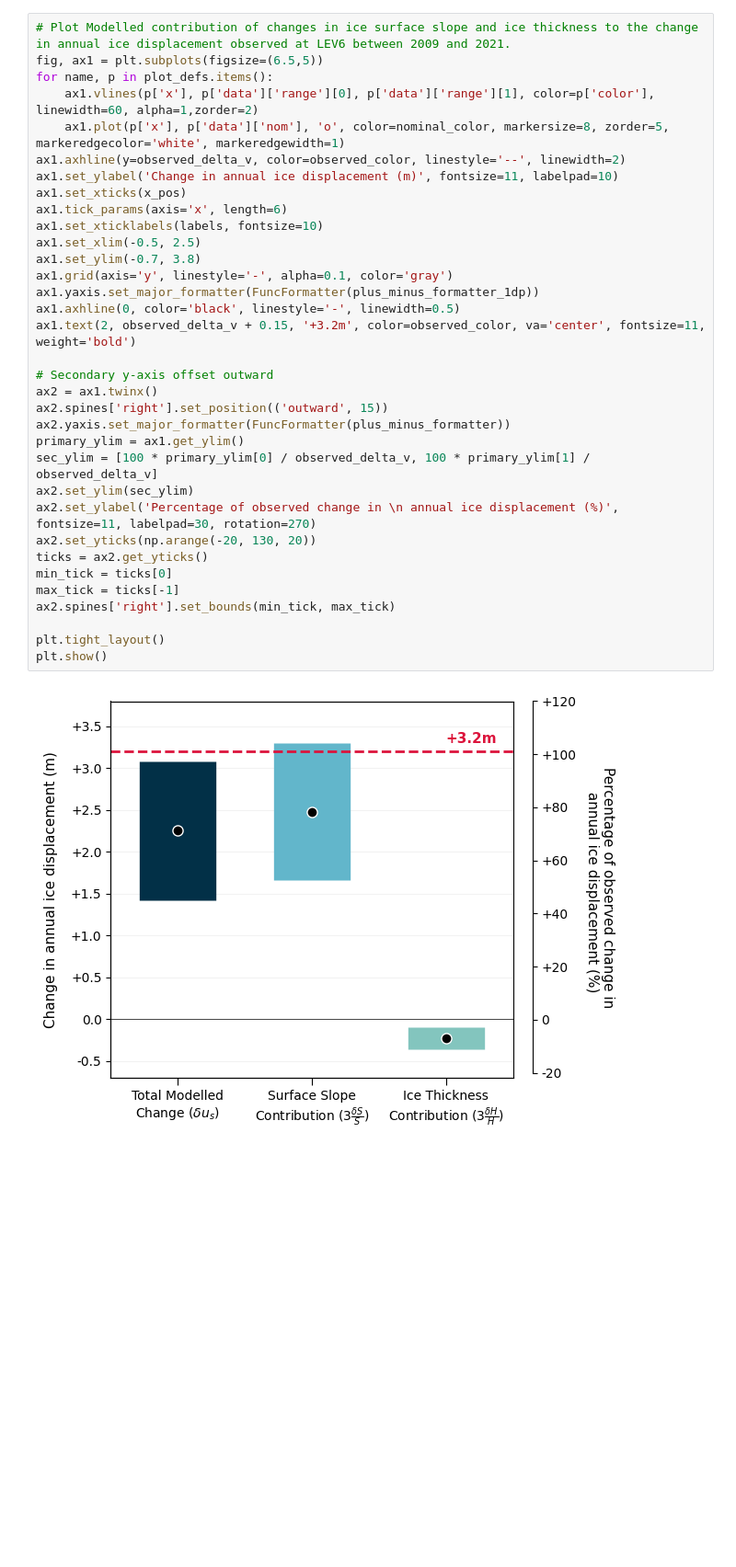
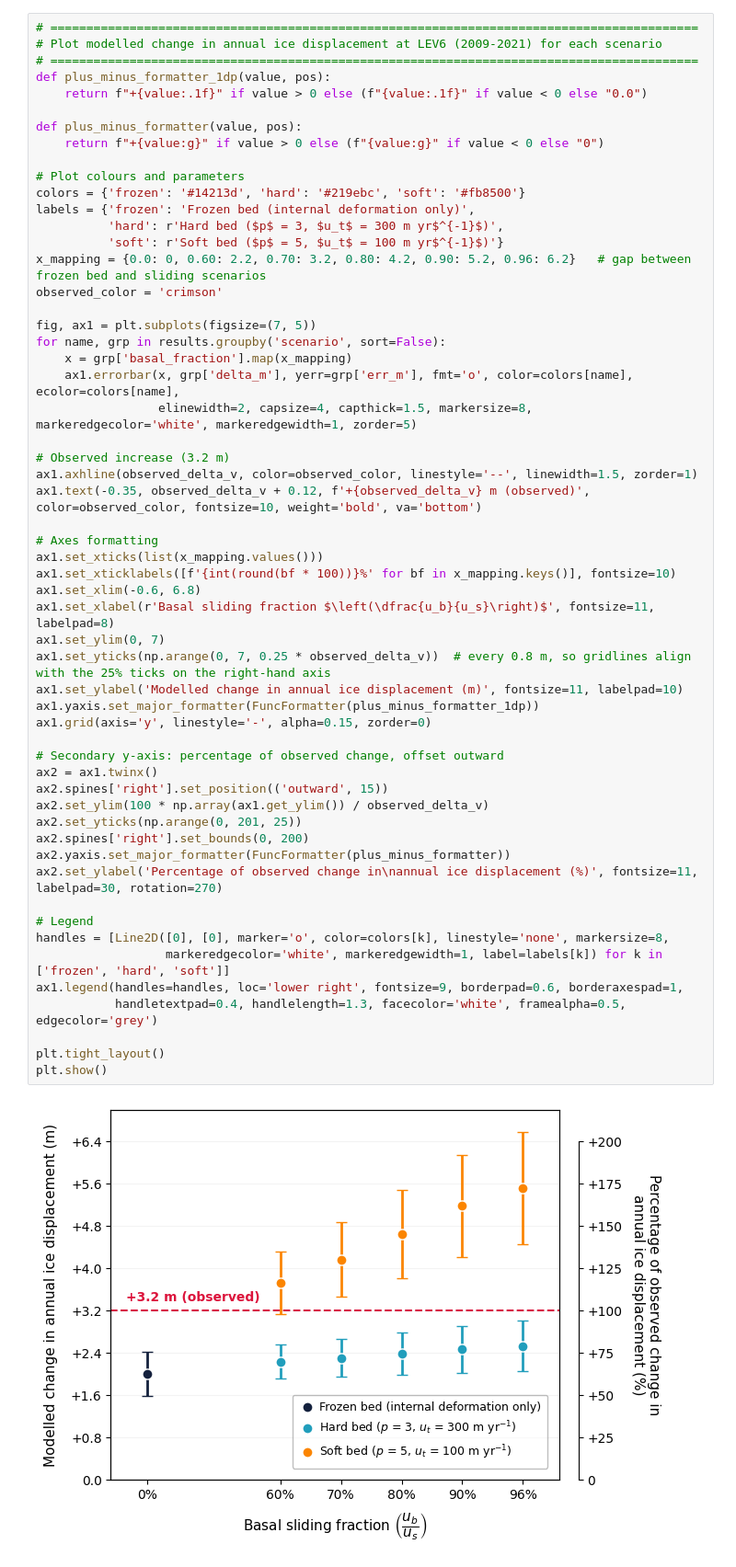
Before and after one commit to hannahpicton/multi_decadal_acceleration, a Jupyter notebook: code/figure_4.ipynb, the cells around one changed output. Shown at 92% size. Cells and saved outputs as stored; diff of their text form; blank space fills up the shorter version.

Commit message:
Update Figure 4 with sensitivity plot for regularised-Coulomb sliding law (frozen, hard- and soft-bed scenarios; ±0.25 m elevation uncertainty)

```diff
--- a/code/figure_4.ipynb
+++ b/code/figure_4.ipynb
@@ -119,36 +111,58 @@ plot_defs = {
 # %%
-# Plot Modelled contribution of changes in ice surface slope and ice thickness to the change in annual ice displacement observed at LEV6 between 2009 and 2021.
-fig, ax1 = plt.subplots(figsize=(6.5,5))
-for name, p in plot_defs.items():
-    ax1.vlines(p['x'], p['data']['range'][0], p['data']['range'][1], color=p['color'], linewidth=60, alpha=1,zorder=2)
-    ax1.plot(p['x'], p['data']['nom'], 'o', color=nominal_color, markersize=8, zorder=5, markeredgecolor='white', markeredgewidth=1)
-ax1.axhline(y=observed_delta_v, color=observed_color, linestyle='--', linewidth=2)
-ax1.set_ylabel('Change in annual ice displacement (m)', fontsize=11, labelpad=10)
-ax1.set_xticks(x_pos)
-ax1.tick_params(axis='x', length=6)
-ax1.set_xticklabels(labels, fontsize=10)
-ax1.set_xlim(-0.5, 2.5)
-ax1.set_ylim(-0.7, 3.8)
-ax1.grid(axis='y', linestyle='-', alpha=0.1, color='gray')
+# ==========================================================================================
+# Plot modelled change in annual ice displacement at LEV6 (2009-2021) for each scenario
+# ==========================================================================================
+def plus_minus_formatter_1dp(value, pos):
+    return f"+{value:.1f}" if value > 0 else (f"{value:.1f}" if value < 0 else "0.0")
+
+def plus_minus_formatter(value, pos):
+    return f"+{value:g}" if value > 0 else (f"{value:g}" if value < 0 else "0")
+
+# Plot colours and parameters
+colors = {'frozen': '#14213d', 'hard': '#219ebc', 'soft': '#fb8500'}
+labels = {'frozen': 'Frozen bed (internal deformation only)',
+          'hard': r'Hard bed ($p$ = 3, $u_t$ = 300 m yr$^{-1}$)',
+          'soft': r'Soft bed ($p$ = 5, $u_t$ = 100 m yr$^{-1}$)'}
+x_mapping = {0.0: 0, 0.60: 2.2, 0.70: 3.2, 0.80: 4.2, 0.90: 5.2, 0.96: 6.2}   # gap between frozen bed and sliding scenarios
+observed_color = 'crimson'
+
+fig, ax1 = plt.subplots(figsize=(7, 5))
+for name, grp in results.groupby('scenario', sort=False):
+    x = grp['basal_fraction'].map(x_mapping)
+    ax1.errorbar(x, grp['delta_m'], yerr=grp['err_m'], fmt='o', color=colors[name], ecolor=colors[name],
+                 elinewidth=2, capsize=4, capthick=1.5, markersize=8, markeredgecolor='white', markeredgewidth=1, zorder=5)
+
+# Observed increase (3.2 m)
+ax1.axhline(observed_delta_v, color=observed_color, linestyle='--', linewidth=1.5, zorder=1)
+ax1.text(-0.35, observed_delta_v + 0.12, f'+{observed_delta_v} m (observed)', color=observed_color, fontsize=10, weight='bold', va='bottom')
+
+# Axes formatting
+ax1.set_xticks(list(x_mapping.values()))
+ax1.set_xticklabels([f'{int(round(bf * 100))}%' for bf in x_mapping.keys()], fontsize=10)
+ax1.set_xlim(-0.6, 6.8)
+ax1.set_xlabel(r'Basal sliding fraction $\left(\dfrac{u_b}{u_s}\right)$', fontsize=11, labelpad=8)
+ax1.set_ylim(0, 7)
+ax1.set_yticks(np.arange(0, 7, 0.25 * observed_delta_v))  # every 0.8 m, so gridlines align with the 25% ticks on the right-hand axis
+ax1.set_ylabel('Modelled change in annual ice displacement (m)', fontsize=11, labelpad=10)
 ax1.yaxis.set_major_formatter(FuncFormatter(plus_minus_formatter_1dp))
-ax1.axhline(0, color='black', linestyle='-', linewidth=0.5)
-ax1.text(2, observed_delta_v + 0.15, '+3.2m', color=observed_color, va='center', fontsize=11, weight='bold')
+ax1.grid(axis='y', linestyle='-', alpha=0.15, zorder=0)
 
-# Secondary y-axis offset outward
+# Secondary y-axis: percentage of observed change, offset outward
 ax2 = ax1.twinx()
 ax2.spines['right'].set_position(('outward', 15))
+ax2.set_ylim(100 * np.array(ax1.get_ylim()) / observed_delta_v)
+ax2.set_yticks(np.arange(0, 201, 25))
+ax2.spines['right'].set_bounds(0, 200)
 ax2.yaxis.set_major_formatter(FuncFormatter(plus_minus_formatter))
-primary_ylim = ax1.get_ylim()
-sec_ylim = [100 * primary_ylim[0] / observed_delta_v, 100 * primary_ylim[1] / observed_delta_v]
-ax2.set_ylim(sec_ylim)
-ax2.set_ylabel('Percentage of observed change in \n annual ice displacement (%)', fontsize=11, labelpad=30, rotation=270)
-ax2.set_yticks(np.arange(-20, 130, 20))
-ticks = ax2.get_yticks()
-min_tick = ticks[0]
-max_tick = ticks[-1]
-ax2.spines['right'].set_bounds(min_tick, max_tick)
+ax2.set_ylabel('Percentage of observed change in\nannual ice displacement (%)', fontsize=11, labelpad=30, rotation=270)
+
+# Legend
+handles = [Line2D([0], [0], marker='o', color=colors[k], linestyle='none', markersize=8,
+                  markeredgecolor='white', markeredgewidth=1, label=labels[k]) for k in ['frozen', 'hard', 'soft']]
+ax1.legend(handles=handles, loc='lower right', fontsize=9, borderpad=0.6, borderaxespad=1,
+           handletextpad=0.4, handlelength=1.3, facecolor='white', framealpha=0.5, edgecolor='grey')
 
 plt.tight_layout()
 plt.show()
 # %% [output]
-[figure, old version]
+[figure, new version]
```
Also changed, not shown: parts of 3 cells of this notebook.
